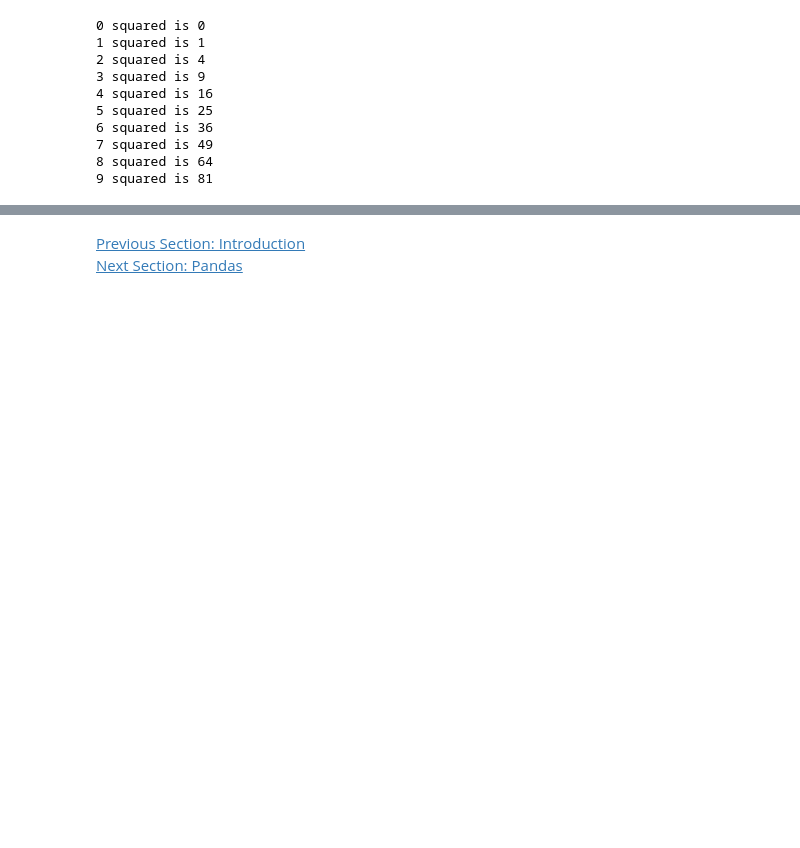
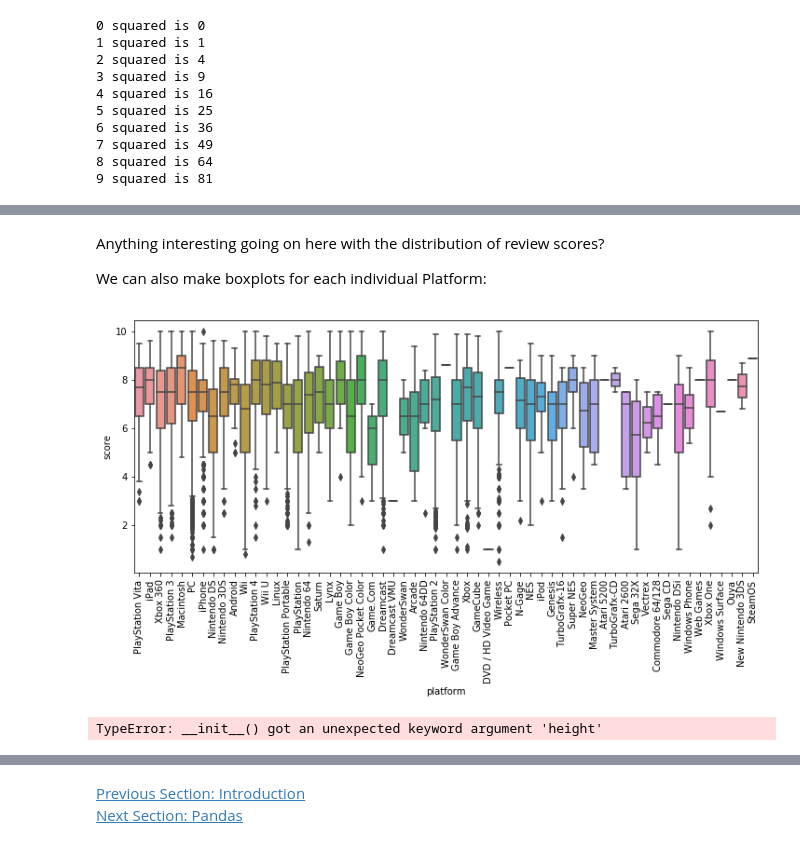
Before and after one commit to pommevilla/bcb.fall2018.advanced.python, a Jupyter notebook: lessons/advanced.python.2.ipynb, the cells around one changed output, grey strips where cells are left out. Saved outputs shown, nothing was run; the diff lists cells and outputs as text; code cells hidden in the pictures; blank space fills up the shorter version.

```diff
--- a/lessons/advanced.python.2.ipynb
+++ b/lessons/advanced.python.2.ipynb
@@ -81,0 +156,18 @@ Let's go ahead and
+# %% [markdown]
+Anything interesting going on here with the distribution of review scores?
+
+We can also make boxplots for each individual Platform:
+# %%
+plot.subplots(figsize = (12,5))
+reviews_boxplot_by_platform = sns.boxplot(x = 'platform', y = 'score',
+                                          data = reviews)
+
+reviews_boxplot_by_platform.set_xticklabels(reviews_boxplot_by_platform.get_xticklabels(),
+                                            rotation = 90);
+# %% [output]
+[figure, added]
+# %%
+hists_by_system = sns.FacetGrid(reviews, col = "platform", col_wrap = 5, height = 1.5)
+hists_by_system = hists_by_system.map(plot.hist, "score")
+# %% [output]
+TypeError: __init__() got an unexpected keyword argument 'height'
```
Also changed, not shown: parts of 23 cells of this notebook.
